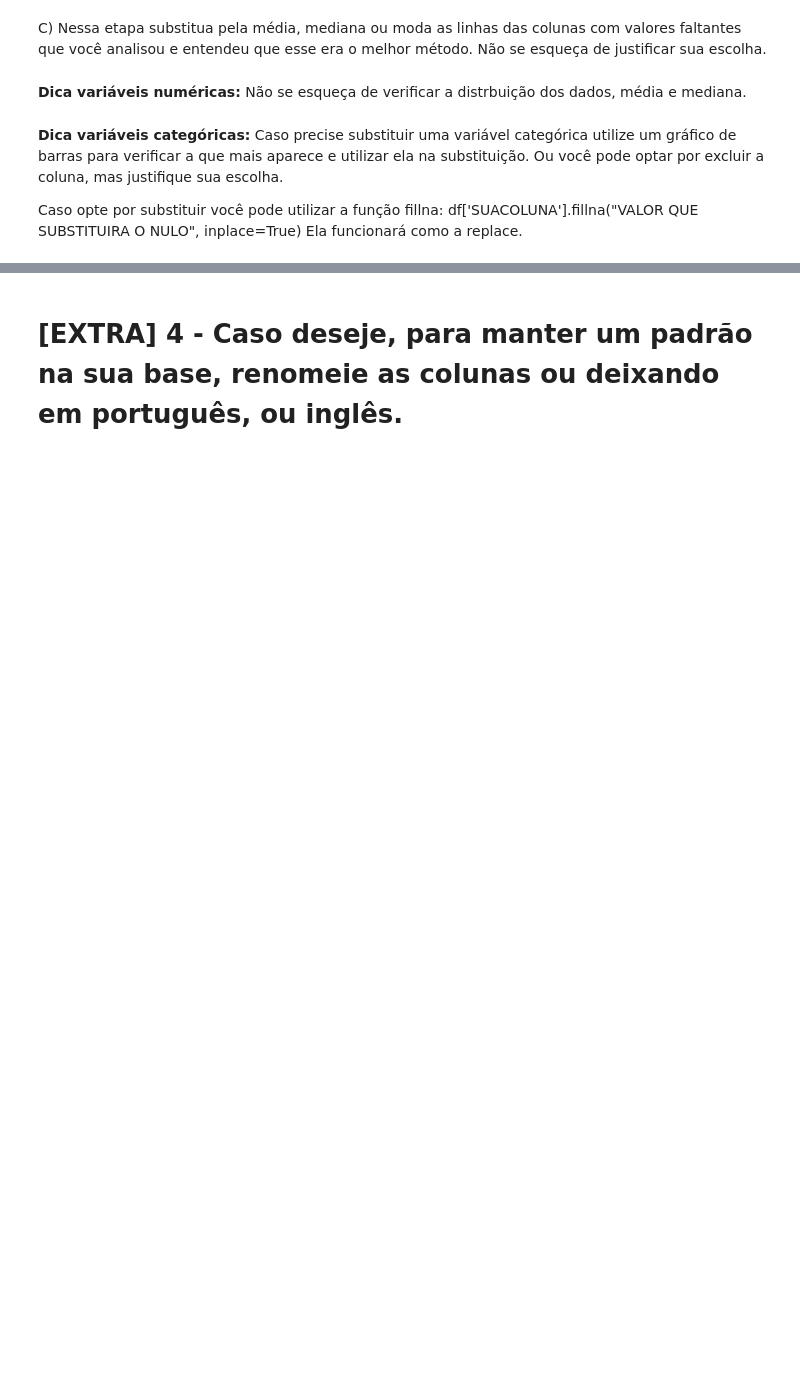
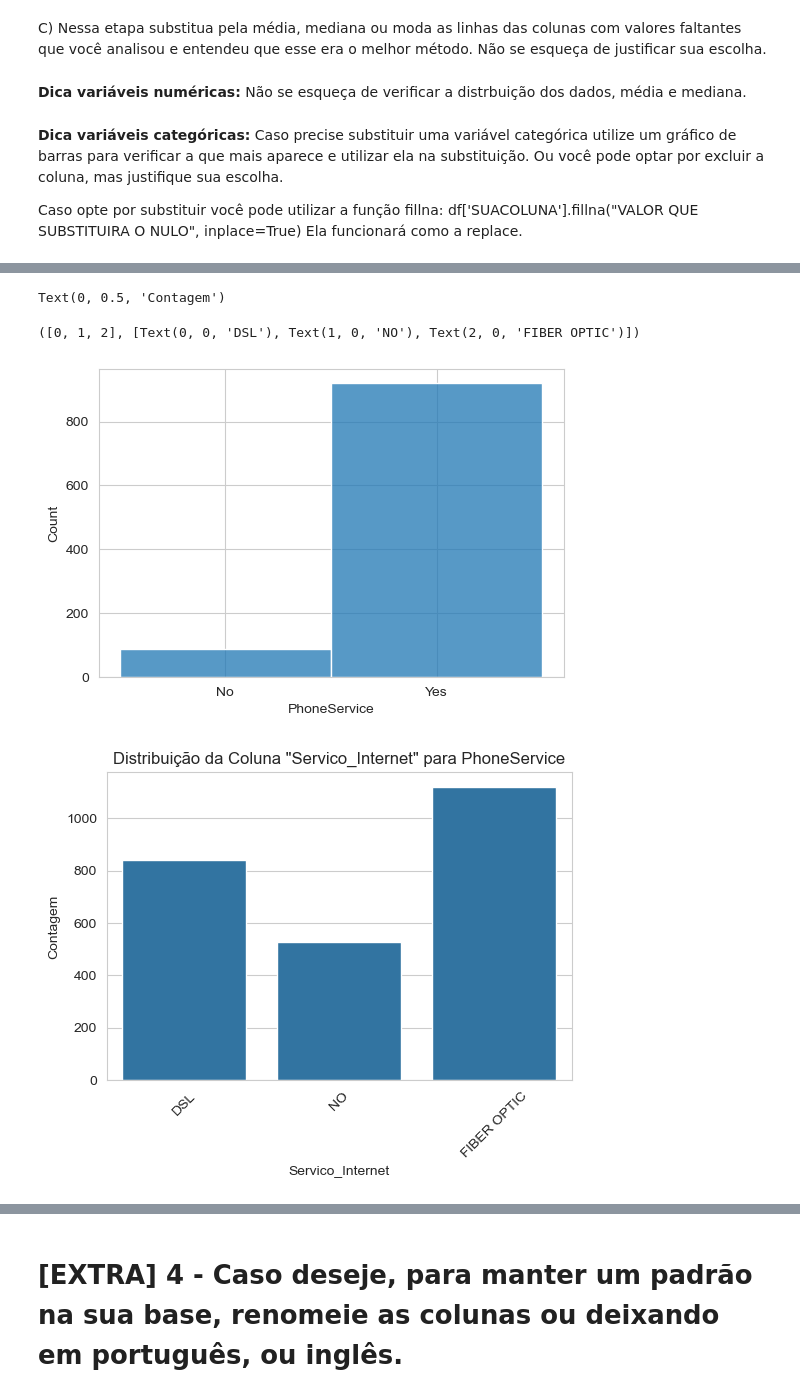
Before and after one commit to MiguellMAC/EBAC.DATA_SCIENCE, a Jupyter notebook: Atividade_Cap14/CAPITLO14_PROJETO_TELECON.ipynb, the cells around one changed output, grey strips where cells are left out. Saved outputs shown, nothing was run; the diff lists cells and outputs as text; code cells hidden in the pictures; blank space fills up the shorter version.

```diff
--- a/Atividade_Cap14/CAPITLO14_PROJETO_TELECON.ipynb
+++ b/Atividade_Cap14/CAPITLO14_PROJETO_TELECON.ipynb
@@ -104,0 +279,76 @@ Ela funcionará como a replace.
+# %%
+# Agora vou lidar com PhoneService
+
+# Para fazer isso primeiro coloquei um gráfico para ver a proporção de PhoneService
+plt.figure(figsize=(6, 4))
+sns.histplot(data=df, x='PhoneService') # Com o gráfico consegui ver que a dispariedade de valores é grande, e pose ser perigoso alternar todos os valores por um valor específico.
+
+# Vou ver a distribuição dos valores em relação ao Servico de internet, já que teoricamente para ser cliente, obrigatoriamente teria que ter um ou outro. (Percebi isso  pois outros serviços da empresa, uma das opções era No Internet Service, logo para ter os outro serviços era necessário ter Servico_Internet e se a pessoa não o tem, obrigatoriamente teria que ter PhoneService, se não a pessoa não seria um cliente. Logo, minha hipótese é, se Servico_Internet == No, PhoneService == Yes.)
+
+# Para ter certeza da minha hipótese vou utilizar o crosstab
+
+pd.crosstab(
+    df['Servico_Internet'],
+    df['PhoneService'],
+    dropna=False
+)
+
+# Com isso não só consegui ter certeza da minha hipótese mas também vi que todos que usam fiber optic tyambém usa PhoneService.
+
+plt.figure(figsize=(6, 4))
+sns.countplot(data=df, x='Servico_Internet')
+plt.title('Distribuição da Coluna "Servico_Internet" para PhoneService')
+plt.xlabel('Servico_Internet')
+plt.ylabel('Contagem')
+plt.xticks(rotation=45)
+plt.show()
+
+# Agora que ver a distribuição dos valores nulos. Primeiro selecionei as linhas onde os valores são nulos.
+PhoneService_nulo = df[df['PhoneService'].isnull()]
+
+# Fazendo o gráfico para ver a distribução.
+plt.figure(figsize=(6, 4))
+sns.countplot(data=PhoneService_nulo, x='Servico_Internet')
+plt.title('Distribuição da Coluna "Servico_Internet" para PhoneService Nulo')
+plt.xlabel('Servico_Internet')
+plt.ylabel('Contagem')
+plt.xticks(rotation=45)
+plt.show()
+
+
+# Com base análise Consegui descobrir como substituir sem causar vies.
+
+servico_I = df["Servico_Internet"].values # armazenei os valores que iria precisar...
+phone_S = df["PhoneService"].values
+pagamento_M = df['Pagamento_Mensal'].values
+
+# Criei 2 laços de repetição simples que trocam o nulo caso as necessidades forem atendidas(Necessidades estas que se baseam na distribuição dos dados e na minha hipótese).
+
+for i in range(len(df)):
+    if pd.isna(phone_S[i]) and servico_I[i] == "NO":
+        phone_S[i] = "Yes"
+
+for i in range(len(df)):
+    if pd.isna(phone_S[i]) and servico_I[i] == "FIBER OPTIC":
+        phone_S[i] = "Yes"
+
+df["PhoneService"] = phone_S
+
+# Para decidir o que fazer com os restante dos dados precisei aprufundar a análise
+
+df["Tem_DSL"] = np.where(df["Servico_Internet"] == "DSL", "DSL", "Não é DSL")
+
+# 2) média por grupo
+grupoDSL_pagamento = df.groupby("Tem_DSL")["Pagamento_Mensal"].median().reset_index()
+print(grupoDSL_pagamento)
+
+# Analisando as medianas decidi colocar No para os que fossem abaixo da mediana do pagamento mensal das pessoas que utilizam DSL. e Yes nos que faltarem, visando seguir a proporção.
+
+for i in range(len(df)):
+    if pd.isna(phone_S[i]) and pagamento_M[i] <= 60:
+        phone_S[i] = "No"
+
+df["PhoneService"] = phone_S
+
+df.fillna({'PhoneService': 'Yes'}, inplace=True)
+# %% [output]
@@ -104,0 +366,4 @@ Ela funcionará como a replace.
+Text(0, 0.5, 'Contagem')
+([0, 1, 2], [Text(0, 0, 'DSL'), Text(1, 0, 'NO'), Text(2, 0, 'FIBER OPTIC')])
+[figure, added]
+[figure, added]
```
Also changed, not shown: parts of 21 cells of this notebook.
